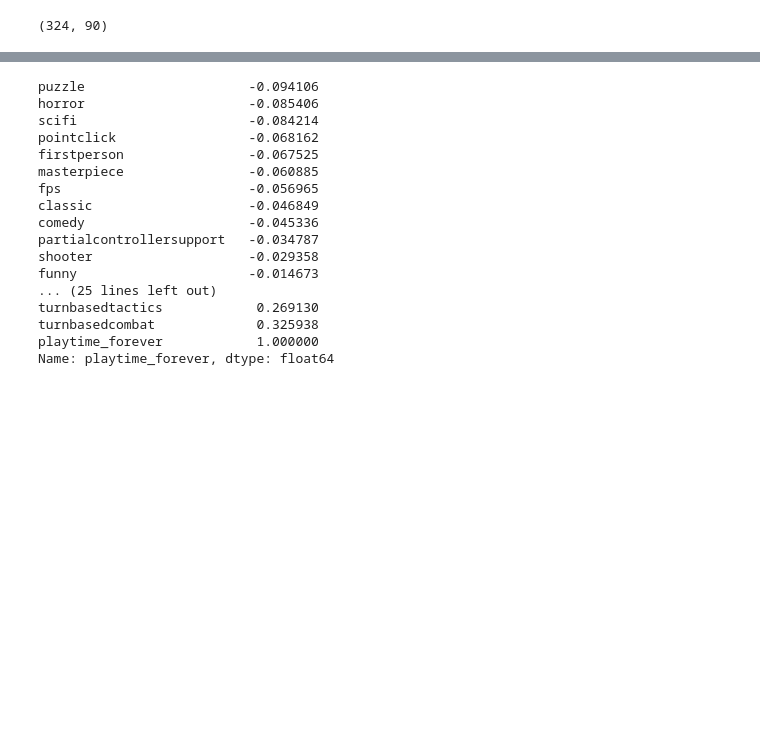
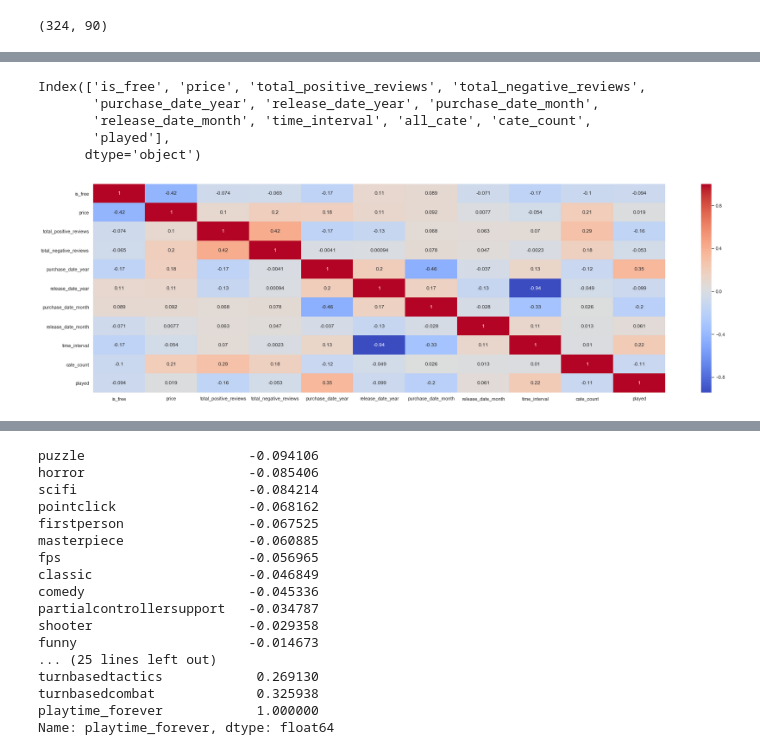
Before and after one commit to adaxz/Gaming_Time_Prediction, a Jupyter notebook: prediction15.ipynb, the cells around one changed output, grey strips where cells are left out. Saved outputs shown, nothing was run; the diff lists cells and outputs as text; code cells hidden in the pictures; blank space fills up the shorter version.

```diff
--- a/prediction15.ipynb
+++ b/prediction15.ipynb
@@ -163,3 +196,16 @@ game_info.head()
+# %%
+num_info = game_info.columns.drop(['genres', 'categories', 'tags', 'playtime_forever'])
+num_info
+# %% [output]
+Index(['is_free', 'price', 'total_positive_reviews', 'total_negative_reviews',
+       'purchase_date_year', 'release_date_year', 'purchase_date_month',
+       'release_date_month', 'time_interval', 'all_cate', 'cate_count',
+       'played'],
+      dtype='object')
+# %%
+plot_heat_map(game_info.loc[:, num_info].corr())
+# %% [output]
+[figure, added]
 # %%
 pd.options.display.max_rows = 4000
 
```
Also changed, not shown: parts of 29 cells of this notebook, 1 other file.
